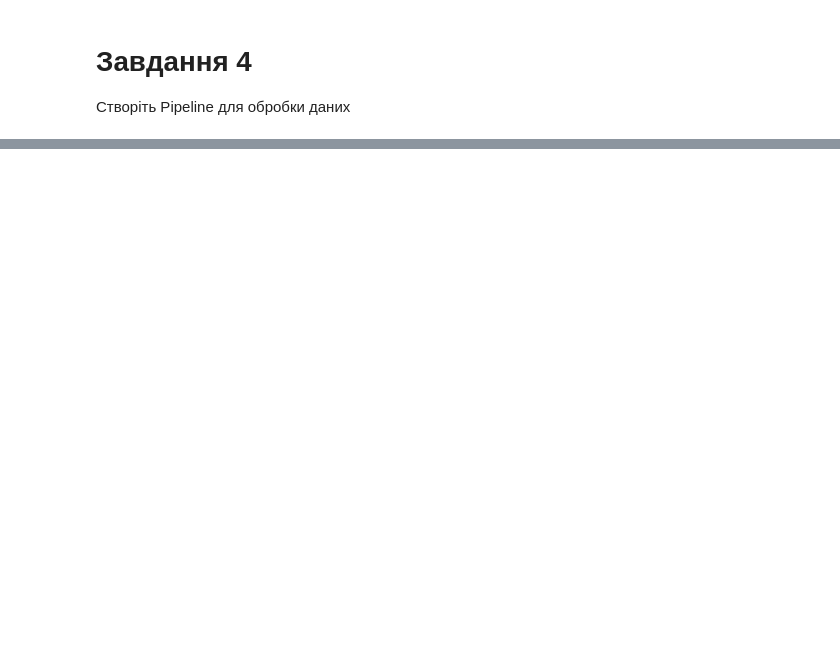
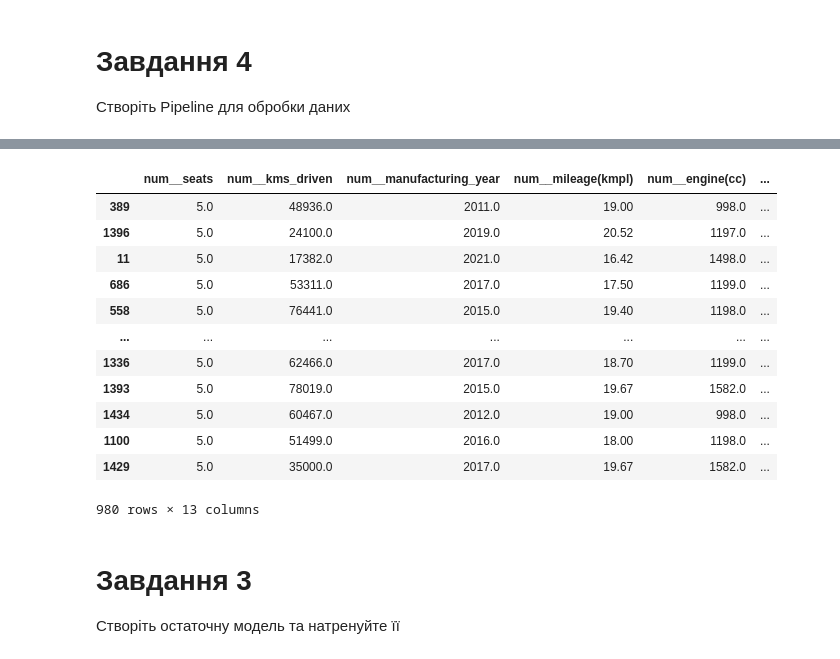
Before and after one commit to ChumakOleksandr/ITStep-AI, a Jupyter notebook: Практика_обробка_даних.ipynb, the cells around one changed output, grey strips where cells are left out. Cells and saved outputs as stored; diff of their text form; code cells hidden in the pictures; blank space fills up the shorter version.

```diff
--- a/Практика_обробка_даних.ipynb
+++ b/Практика_обробка_даних.ipynb
@@ -357,0 +387,24 @@ plt.show()
+# %%
+# 4. Pipeline для числовых признаков:
+# заполняем пропуски медианой
+num_transformer = Pipeline([
+    ('impute', SimpleImputer(strategy='median'))
+])
+# %%
+# 5. Pipeline для категориальных признаков:
+# заполняем пропуски самым частым значением и кодируем категории
+cat_transformer = Pipeline([
+    ('impute', SimpleImputer(strategy='most_frequent')),
+    ('encode', OrdinalEncoder(
+        handle_unknown='use_encoded_value',
+        unknown_value=-1
+    ))
+])
+# %%
+# 6. Объединяем обработку числовых и категориальных признаков
+preprocessor = ColumnTransformer([
+    ('num', num_transformer, num_columns),
+    ('cat', cat_transformer, cat_columns)
+])
+
+preprocessor.set_output(transform='pandas')
@@ -357,0 +427,3 @@ plt.show()
+# %%
+# 7. Обучаем обработку только на тренировочной выборке
+X_train_processed = preprocessor.fit_transform(X_train)
@@ -357,0 +443,19 @@ plt.show()
+# %%
+X_train_processed
+# %% [output]
+|  | num__seats | num__kms_driven | num__manufacturing_year | num__mileage(kmpl) | num__engine(cc) | ... |
+| 389 | 5.0 | 48936.0 | 2011.0 | 19.00 | 998.0 | ... |
+| 1396 | 5.0 | 24100.0 | 2019.0 | 20.52 | 1197.0 | ... |
+| 11 | 5.0 | 17382.0 | 2021.0 | 16.42 | 1498.0 | ... |
+| 686 | 5.0 | 53311.0 | 2017.0 | 17.50 | 1199.0 | ... |
+| 558 | 5.0 | 76441.0 | 2015.0 | 19.40 | 1198.0 | ... |
+| ... | ... | ... | ... | ... | ... | ... |
+| 1336 | 5.0 | 62466.0 | 2017.0 | 18.70 | 1199.0 | ... |
+| 1393 | 5.0 | 78019.0 | 2015.0 | 19.67 | 1582.0 | ... |
+| 1434 | 5.0 | 60467.0 | 2012.0 | 19.00 | 998.0 | ... |
+| 1100 | 5.0 | 51499.0 | 2016.0 | 18.00 | 1198.0 | ... |
+| 1429 | 5.0 | 35000.0 | 2017.0 | 19.67 | 1582.0 | ... |
+980 rows × 13 columns
+# %% [markdown]
+# Завдання 3
+Створіть остаточну модель та натренуйте її
```
Also changed, not shown: parts of 20 cells of this notebook.
